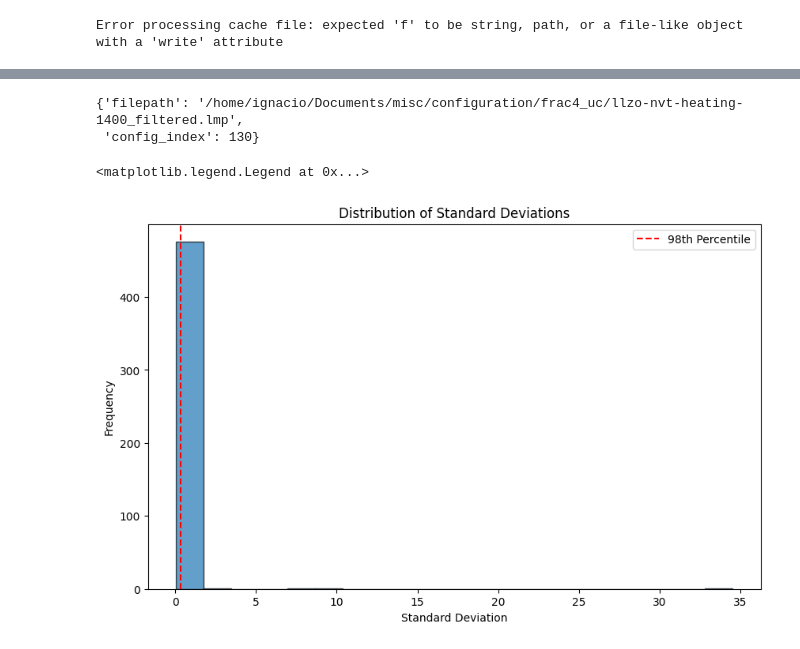
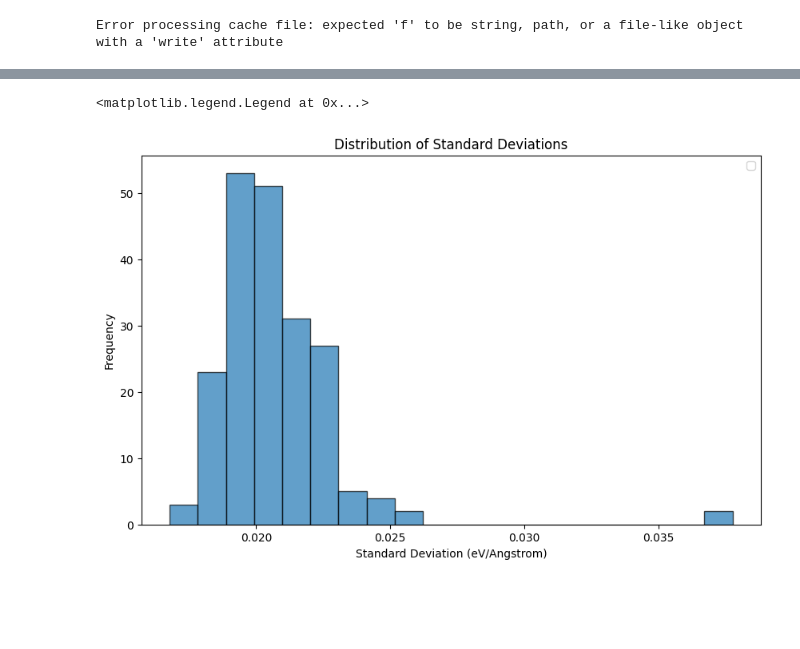
Before and after one commit to ignaciomigliaro/MLFF_training, a Jupyter notebook: Training/active_learning.ipynb, the cells around one changed output, grey strips where cells are left out. Cells and saved outputs as stored; diff of their text form; code cells hidden in the pictures; blank space fills up the shorter version.

Commit message:
Made bug fixes and starting changes to filter with forces.

```diff
--- a/Training/active_learning.ipynb
+++ b/Training/active_learning.ipynb
@@ -49,7 +49,8 @@ Loads all models from a the target directory so that we can test their deviation
 # %% [markdown]
 We are loading  models of our reduced data. We are going to use CPU for this test.
 # %%
-device = 'cuda'
+import torch
+device = 'cpu'
 models = al.load_models('/storage/nas_scr/im0225/LLZO/mace/MACE_models/al_test',calculator='mace',device=device)
 len(models)
 # %% [output]
@@ -60,6 +61,6 @@ Successfully loaded 3 models.
 # %% [markdown]
 This step will take the longest as it's calculating the energies of the configuration space X how many models you have. This step is incredibly sped-up with GPU's.
 # %%
-all_configurations = al.calculate_properties(configurations,models=models,device=device,calculator='mace')
+all_configurations = al.assign_calculator(configurations,models=models,device='cpu',calculator='mace')
 std_dev,rmsd,energy,forces = al.calculate_std_dev(all_configurations,cache_file=pickle)
 # %% [output]
@@ -67,6 +74,14 @@ NameError: name 'MACE' is not defined
-# %%
-#Define pickle file if you have previously run a calculation:
-pickle = 'data.pkl'
+# %%
+data_to_save = {
+    'all_configurations': all_configurations,
+    'std_dev': std_dev,
+    'rmsd': rmsd,
+    'energy': energy,
+    'forces': forces
+}
+
+with open('data.pkl', 'wb') as f:
+    pickle.dump(data_to_save, f)
 # %%
 # Check if the pickle file exists
 if os.path.exists('data.pkl'):
@@ -107,16 +102,11 @@ Position 234 has a std > 50: 34.522850036621094
-# %%
-all_configurations[0][413].info
-# %% [output]
-{'filepath': '/home/ignacio/Documents/misc/configuration/frac4_uc/llzo-nvt-heating-1400_filtered.lmp',
- 'config_index': 130}
 # %%
 plt.figure(figsize=(10, 6))
 plt.hist(rmsd, bins=20, edgecolor='black', alpha=0.7)
 plt.title('Distribution of Standard Deviations')
-plt.xlabel('Standard Deviation')
+plt.xlabel('Standard Deviation (eV/Angstrom)')
 plt.ylabel('Frequency')
-plt.axvline(x=np.percentile(std_dev, 98), color='r', linestyle='--', label='98th Percentile')
+#plt.axvline(x=np.percentile(std_dev, 98), color='r', linestyle='--', label='98th Percentile')
 plt.legend()
 # %% [output]
 <matplotlib.legend.Legend at 0x...>
-[figure, old version]
+[figure, new version]
```
Also changed, not shown: parts of 6 cells of this notebook, 1 other file.
